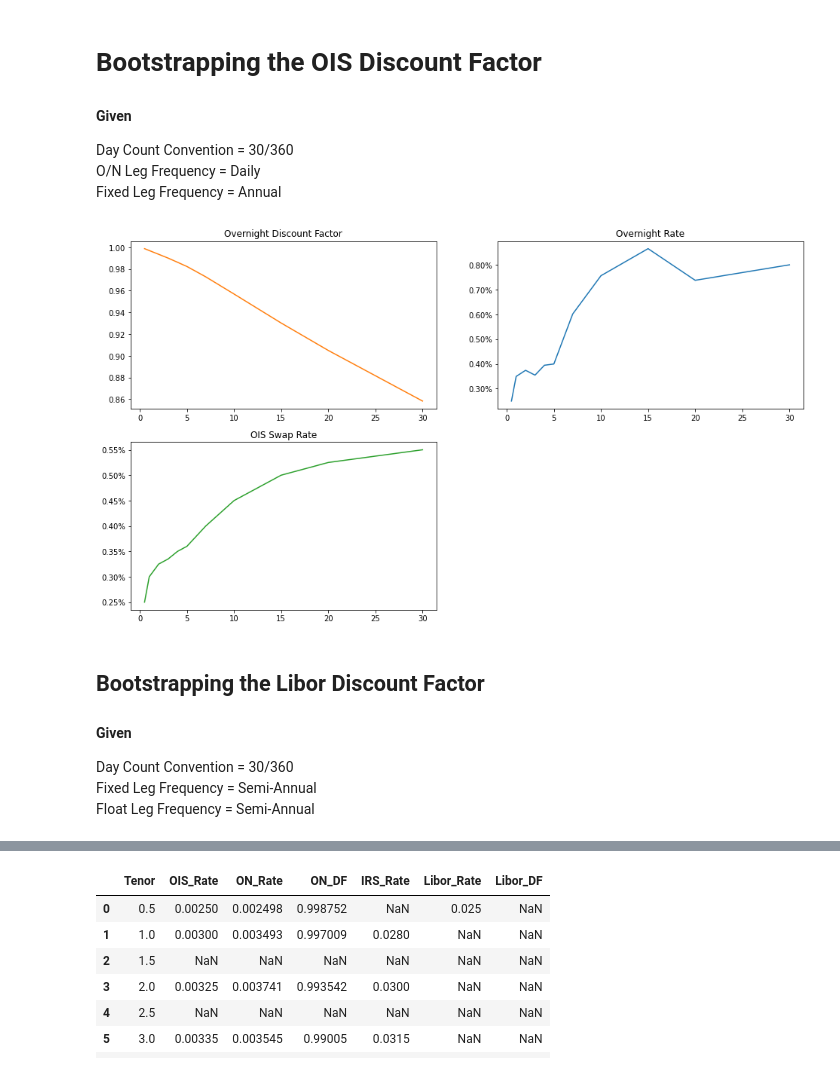
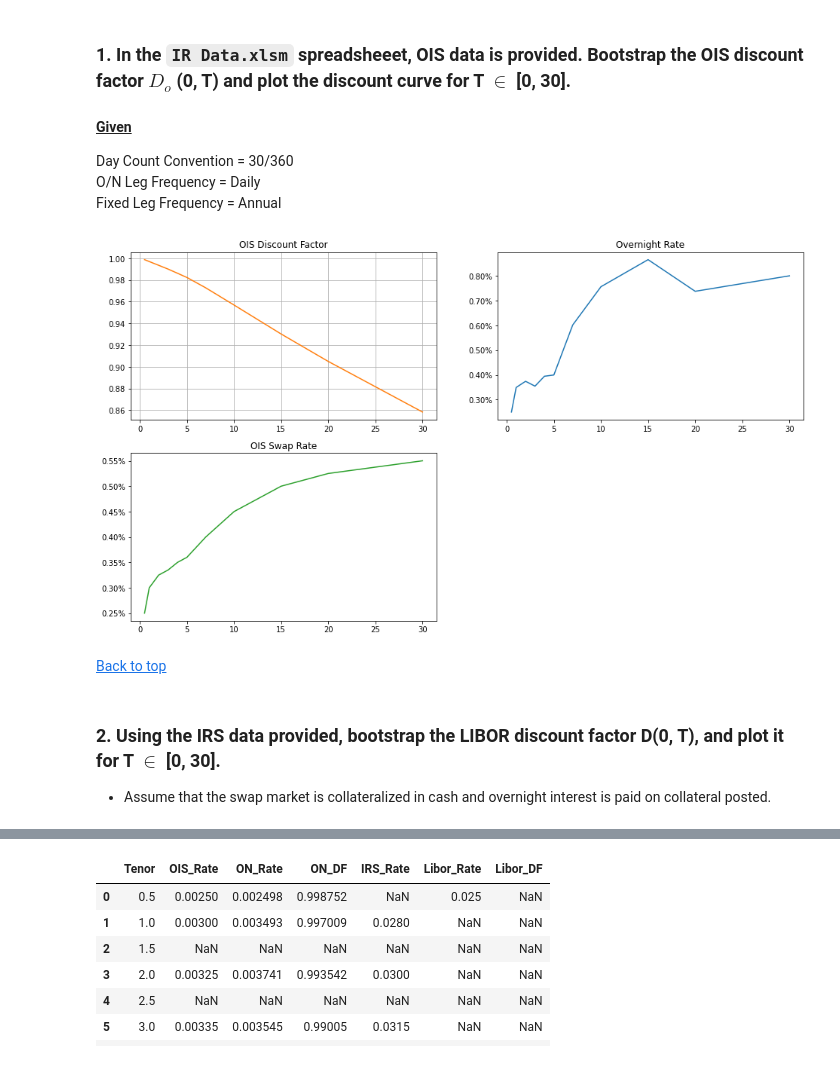
Before and after one commit to anirban2294/FixedIncome_Projects, a Jupyter notebook: Project_Part01.ipynb, the cells around one changed output, grey strips where cells are left out. Saved outputs shown, nothing was run; the diff lists cells and outputs as text; code cells hidden in the pictures.

```diff
--- a/Project_Part01.ipynb
+++ b/Project_Part01.ipynb
@@ -28,9 +40,10 @@ def TimetoYearfrac(x):
 ois_meta['Tenor'] = ois_meta['Tenor'].apply(TimetoYearfrac)
 irs_meta['Tenor'] = irs_meta['Tenor'].apply(TimetoYearfrac)
 # %% [markdown]
-# Bootstrapping the OIS Discount Factor
+<a id="Question1"></a>
+### 1. In the `IR Data.xlsm` spreadsheeet, OIS data is provided. Bootstrap the OIS discount factor $D_{o}$ (0, T) and plot the discount curve for T $\in$ [0, 30].
 
-#### Given
+#### <u>Given
 Day Count Convention = 30/360<br>
 O/N Leg Frequency = Daily<br>
 Fixed Leg Frequency = Annual
@@ -57,25 +70,26 @@ ois_input.to_csv('OIS_Rates_Raw.csv',sep=',')
 # %%
 hf = plt.figure(figsize=(16, 9))
 
 ha = hf.add_subplot(2,2,1)
 ha.plot(ois_input["Tenor"], ois_input["ON_DF"], 'tab:orange')
-ha.set_title('Overnight Discount Factor')
+ha.set_title('OIS Discount Factor')
+ha.grid()
 
 hb = hf.add_subplot(2,2,2)
 hb.plot(ois_input["Tenor"], ois_input["ON_Rate"], 'tab:blue')
 hb.set_title('Overnight Rate')
 hb.yaxis.set_major_formatter(mtick.PercentFormatter(decimals = 2, xmax = 1.0))
 
 hc = hf.add_subplot(2,2,3)
 hc.plot(ois_input["Tenor"], ois_input["OIS_Rate"], 'tab:green')
 hc.set_title('OIS Swap Rate')
 hc.yaxis.set_major_formatter(mtick.PercentFormatter(decimals = 2, xmax = 1.0))
 # %% [output]
-[figure, old version]
+[figure, new version]
+# %% [markdown]
+[Back to top](#content)
 # %% [markdown]
-## Bootstrapping the Libor Discount Factor
+<a id="Question2"></a>
+### 2. Using the IRS data provided, bootstrap the LIBOR discount factor D(0, T), and plot it for T $\in$ [0, 30].
 
-#### Given
-Day Count Convention = 30/360<br>
-Fixed Leg Frequency = Semi-Annual<br>
-Float Leg Frequency = Semi-Annual
+- Assume that the swap market is collateralized in cash and overnight interest is paid on collateral posted.
```
Also changed, not shown: parts of 13 cells of this notebook, 4 other files.
